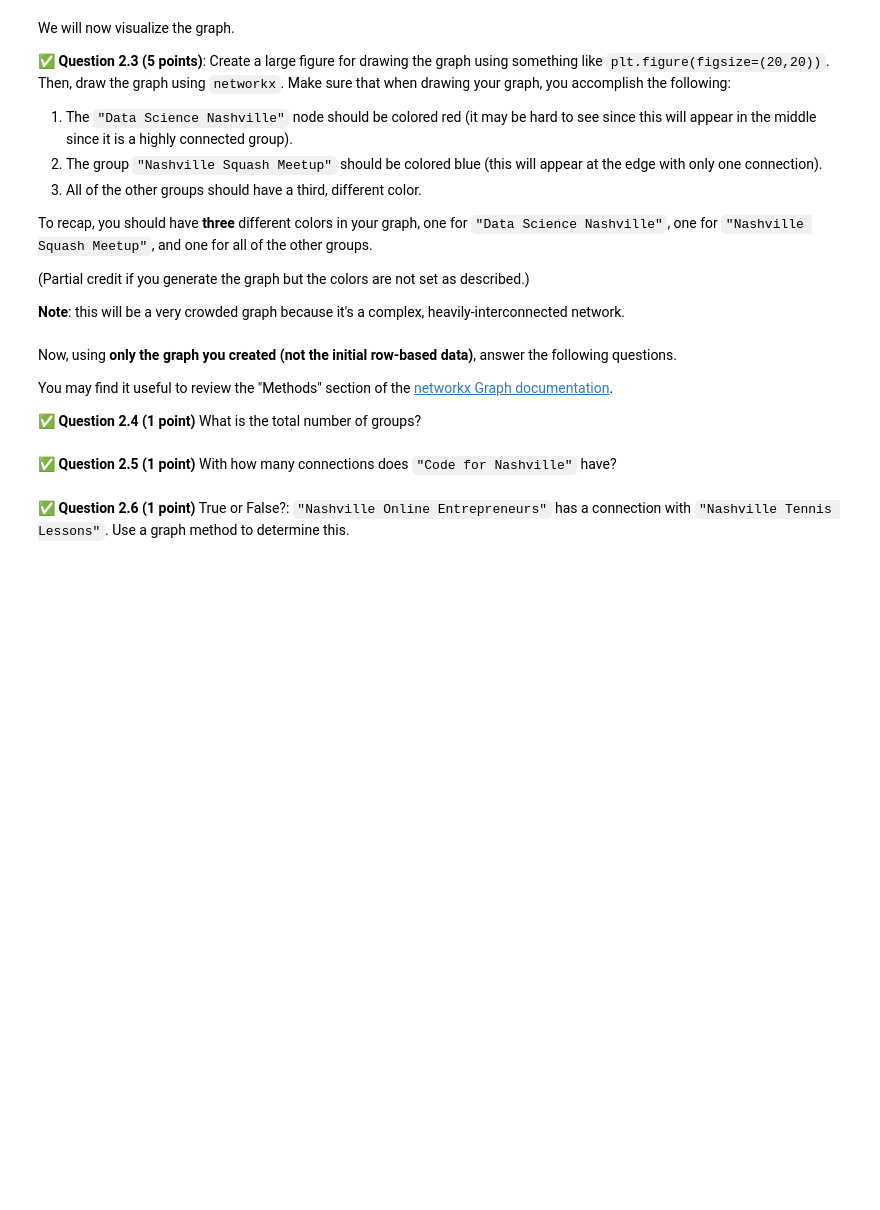
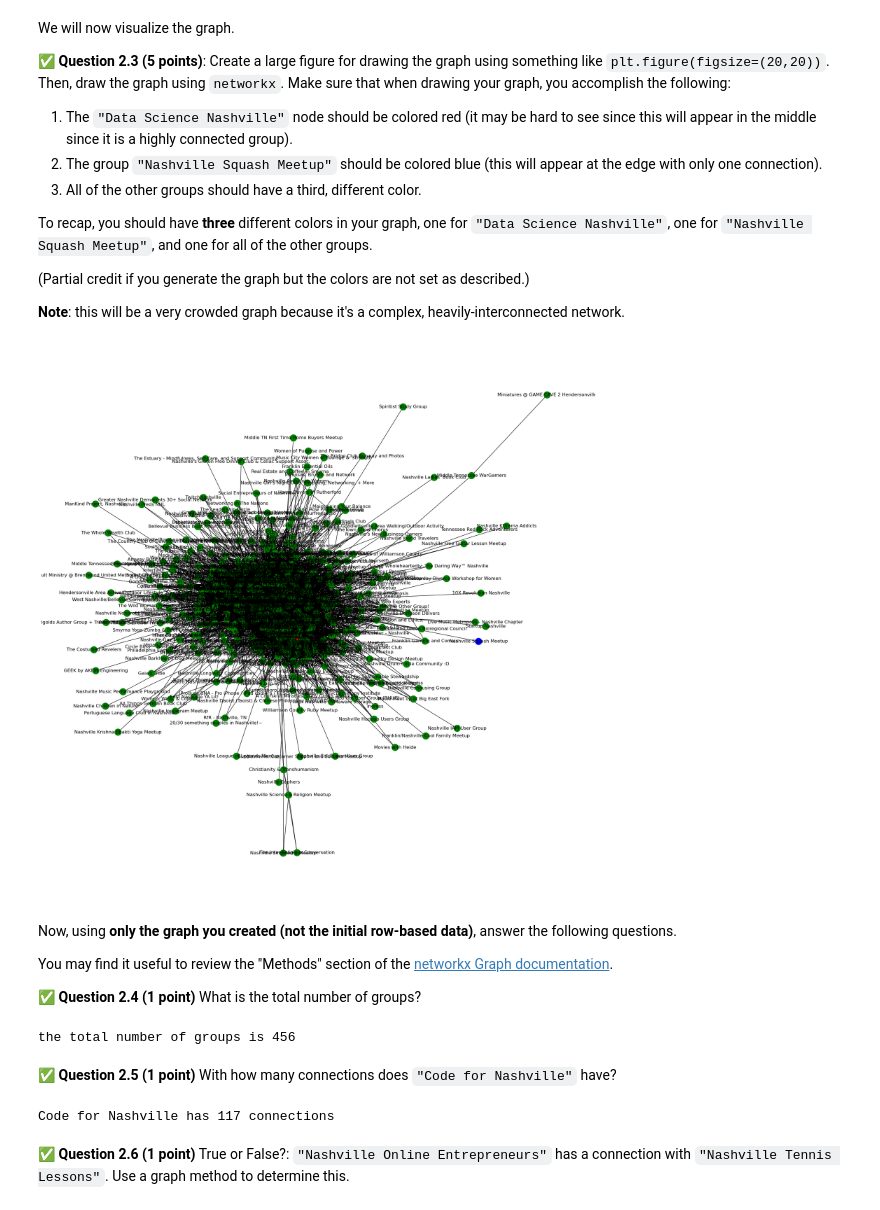
Before and after one commit to Lawpantoe/CMSE202-f23-turnin, a Jupyter notebook: final/CMSE202-Final-Section004-S24-STUDENT.ipynb, the cells around one changed output. Drawn from its saved outputs; the diff is of its cells as text; code cells hidden in the pictures; blank space fills up the shorter version.

```diff
--- a/final/CMSE202-Final-Section004-S24-STUDENT.ipynb
+++ b/final/CMSE202-Final-Section004-S24-STUDENT.ipynb
@@ -52,3 +53,7 @@ In this part of the exam, we will look at Facebook groups in Tennessee. Some of
 &#9989; **Question 2.1 (3 points)**: To get started, **download the `.csv` file and place it in the same directory as your notebook**, then **read in the `FacebookGroupNetwork.csv` dataset** and finally **display the first few rows of the data**. You can use **Pandas** for this task or any other Python tool you prefer.
 # %%
 ### Put your code here
+import pandas as pd
+
+Facebook_Group = pd.read_csv("FacebookGroupNetwork.csv")
+Facebook_Group
@@ -61,3 +78,19 @@ You should see three columns: `group1`, `group2`, and `weight`. We are going to
+# %%
+### Put your code here
+import networkx as nx
+
+Facebook_Group_noweight = Facebook_Group.drop('weight', axis=1)
+
+# Initialize an empty undirected graph
+G = nx.Graph()
+
+# Iterate over the dataset and add edges between group1 and group2
+for index, row in Facebook_Group_noweight.iterrows():
+    group1 = row['group1']
+    group2 = row['group2']
+    G.add_edge(group1, group2)
+
+#https://stackoverflow.com/questions/16476924/how-can-i-iterate-over-rows-in-a-pandas-dataframe
 # %% [markdown]
 We will now visualize the graph.
 
@@ -76,3 +107,26 @@ To recap, you should have **three** different colors in your graph, one for `"Da
+# %%
+### Put your code here
+import matplotlib.pyplot as plt
+
+plt.figure(figsize=(20,20))
+
+# Define colors for different groups
+node_colors = []
+for node in G.nodes():
+    if node == "Data Science Nashville":
+        node_colors.append("red")
+    elif node == "Nashville Squash Meetup":
+        node_colors.append("blue")
+    else:
+        node_colors.append("green")
+
+# Draw the graph
+nx.draw(G, with_labels=True, node_color=node_colors)
+plt.show()
+
+#https://stackoverflow.com/questions/27030473/how-to-set-colors-for-nodes-in-networkx
+# %% [output]
+[figure, added]
 # %% [markdown]
 Now, using **only the graph you created (not the initial row-based data)**, answer the following questions.
 
@@ -81,5 +135,8 @@ You may find it useful to review the "Methods" section of the [networkx Graph do
 &#9989; **Question 2.4 (1 point)** What is the total number of groups?
 # %%
 ### Put your code here
+print("the total number of groups is",len(G.nodes))
+# %% [output]
+the total number of groups is 456
 # %% [markdown]
 &#9989; **Question 2.5 (1 point)** With how many connections does `"Code for Nashville"` have?
@@ -88,2 +143,13 @@ You may find it useful to review the "Methods" section of the [networkx Graph do
+# %%
+### Put your code here
+
+# Get the number of connections "Code for Nashville"
+num_connections = G.degree["Code for Nashville"]
+
+print("Code for Nashville has", num_connections, "connections")
+
+#https://networkx.org/documentation/stable/reference/classes/generated/networkx.Graph.degree.html#networkx.Graph.degree
+# %% [output]
+Code for Nashville has 117 connections
 # %% [markdown]
 &#9989; **Question 2.6 (1 point)** True or False?: `"Nashville Online Entrepreneurs"` has a connection with `"Nashville Tennis Lessons"`. Use a graph method to determine this.
```
Also changed, not shown: parts of 9 cells of this notebook.
